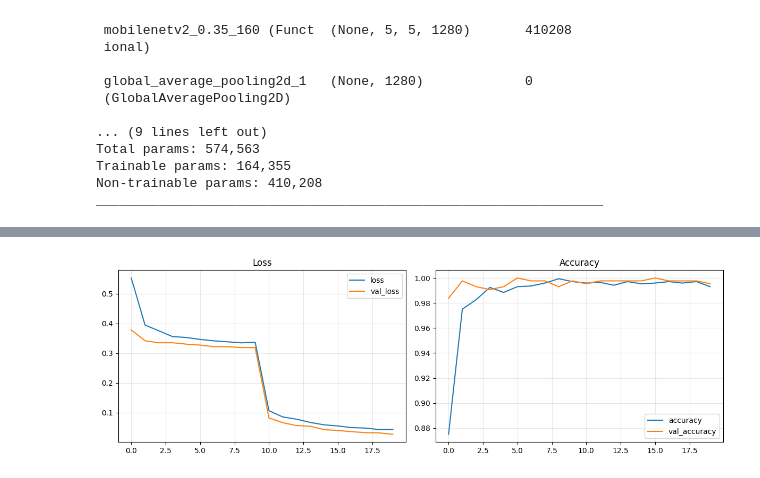
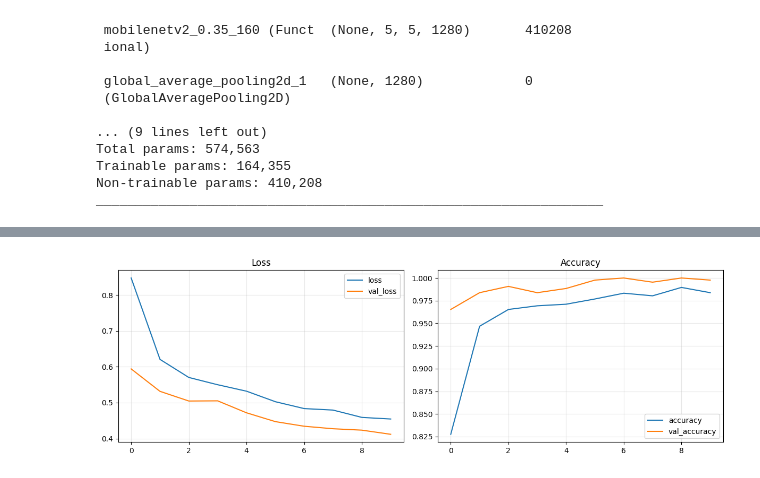
Before and after one commit to DataAthleteChamp/H-S-Codesign, a Jupyter notebook: python/MobileNetV2_3ClassKeras.ipynb, the cells around one changed output, grey strips where cells are left out. Drawn from its saved outputs; the diff is of its cells as text; code cells hidden in the pictures.

```diff
--- a/python/MobileNetV2_3ClassKeras.ipynb
+++ b/python/MobileNetV2_3ClassKeras.ipynb
@@ -43,6 +46,19 @@ print('Alpha:', ALPHA)
 # %% [output]
 Data root: C:\Users\Rifki\Personal\CollegeWorkspace\HardwareSoftwareCo\Project\H-S-Codesign\data
 Alpha: 0.35
+# %%
+def center_crop_array(array, crop_fraction=CENTER_CROP_FRACTION):
+    if not 0 < crop_fraction <= 1:
+        raise ValueError('CENTER_CROP_FRACTION must be in the range (0, 1]')
+
+    height, width = array.shape[:2]
+    crop_height = max(1, int(height * crop_fraction))
+    crop_width = max(1, int(width * crop_fraction))
+    y0 = (height - crop_height) // 2
+    x0 = (width - crop_width) // 2
+    cropped = array[y0:y0 + crop_height, x0:x0 + crop_width]
+    resized = tf.image.resize(cropped, IMAGE_SIZE, method='bilinear')
+    return resized.numpy().astype(np.float32)
 # %%
 def collect_split_dataframe(data_root: Path, class_names: List[str], split: str) -> pd.DataFrame:
     records = []
@@ -101,9 +117,11 @@ for class_name in CLASS_NAMES:
 
 plt.figure(figsize=(12, 4))
 for i, image_path in enumerate(sample_paths, start=1):
-    image = keras.utils.load_img(image_path, target_size=IMAGE_SIZE)
+    image = keras.utils.load_img(image_path, target_size=IMAGE_SIZE, keep_aspect_ratio=True)
+    image_array = keras.utils.img_to_array(image)
+    cropped_image = center_crop_array(image_array).astype(np.uint8)
     plt.subplot(1, len(sample_paths), i)
-    plt.imshow(image)
+    plt.imshow(cropped_image)
     plt.title(Path(image_path).parts[-3])
     plt.axis('off')
 plt.tight_layout()
@@ -181,14 +388,23 @@ base_model.trainable = False
 inputs = keras.Input(shape=IMAGE_SIZE + (3,))
 x = base_model(inputs, training=False)
 x = layers.GlobalAveragePooling2D()(x)
-x = layers.Dropout(0.2)(x)
-x = layers.Dense(128, activation='relu')(x)
-x = layers.Dropout(0.2)(x)
-outputs = layers.Dense(len(CLASS_NAMES), activation='softmax')(x)
+x = layers.Dropout(FINAL_CONFIG['dropout'])(x)
+x = layers.Dense(
+    FINAL_CONFIG['dense_units'],
+    activation='relu',
+    kernel_regularizer=keras.regularizers.l2(FINAL_CONFIG['l2']),
+)(x)
+x = layers.Dropout(FINAL_CONFIG['dropout'])(x)
+outputs = layers.Dense(
+    len(CLASS_NAMES),
+    activation='softmax',
+    kernel_regularizer=keras.regularizers.l2(FINAL_CONFIG['l2']),
+)(x)
+
 
 model = keras.Model(inputs, outputs, name='MobileNetV2_3Class')
 model.compile(
-    optimizer=keras.optimizers.Adam(learning_rate=1e-3),
+    optimizer=keras.optimizers.Adam(learning_rate=FINAL_CONFIG['learning_rate']),
     loss=keras.losses.CategoricalCrossentropy(label_smoothing=0.1),
     metrics=['accuracy'],
 )
@@ -215,7 +431,7 @@ Non-trainable params: 410,208
 _________________________________________________________________
 # %%
 callbacks = [
-    keras.callbacks.EarlyStopping(monitor='val_loss', patience=4, restore_best_weights=True),
+    keras.callbacks.EarlyStopping(monitor='val_loss', patience=2, restore_best_weights=True),
     keras.callbacks.ReduceLROnPlateau(monitor='val_loss', factor=0.5, patience=2, min_lr=1e-6),
     keras.callbacks.ModelCheckpoint(MODEL_PATH, monitor='val_accuracy', save_best_only=True),
 ]
@@ -294,21 +468,22 @@ Epoch 10/10
 # %%
+head_history = history_head.history
 history = {}
-for key in history_head.history:
-    history[key] = history_head.history[key] + history_finetune.history[key]
+for key in head_history:
+    history[key] = head_history.get(key, [])
 
 history_df = pd.DataFrame(history)
 fig, axes = plt.subplots(1, 2, figsize=(12, 4))
 
 history_df[['loss', 'val_loss']].plot(ax=axes[0], title='Loss')
 history_df[['accuracy', 'val_accuracy']].plot(ax=axes[1], title='Accuracy')
 
 for ax in axes:
     ax.grid(True, alpha=0.3)
 
 plt.tight_layout()
 plt.show()
 # %% [output]
-[figure, old version]
+[figure, new version]
 # %%
 test_loss, test_acc = model.evaluate(test_gen, verbose=0)
 print(f'Test loss: {test_loss:.4f}')
```
Also changed, not shown: parts of 16 cells of this notebook, 4 other files.
